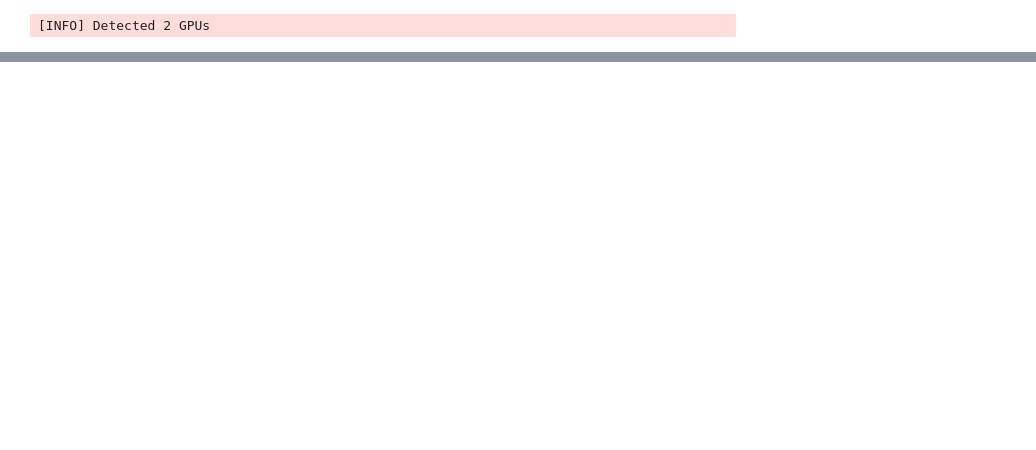
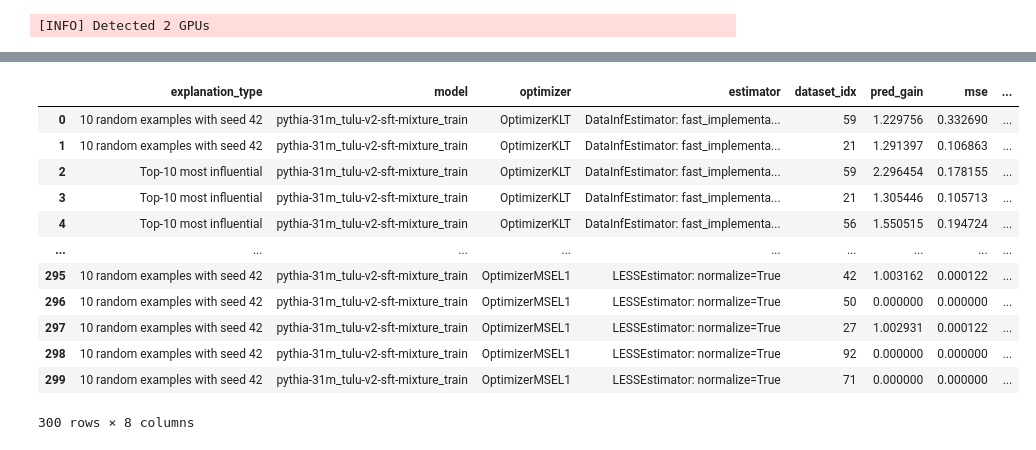
Before and after one commit to loris3/ceelm, a Jupyter notebook: validation.ipynb, the cells around one changed output, grey strips where cells are left out. Drawn from its saved outputs; the diff is of its cells as text; code cells hidden in the pictures; blank space fills up the shorter version.

Commit message:
new scoring system

```diff
--- a/validation.ipynb
+++ b/validation.ipynb
@@ -601,0 +444,27 @@ df.describe()
+# %%
+import pandas as pd
+
+df_validation = pd.read_parquet("./cache/validation/partial/")
+# %%
+df_scoring = pd.read_parquet("./cache/scoring/partial/")
+# %%
+df = df_scoring.merge(
+    df_validation,
+    on=["explanation_type", "model", "estimator", "dataset_idx", "train_dataset", "train_split", "test_dataset", "test_split"],
+    how="left"
+)[["explanation_type", "model", "optimizer", "estimator", "dataset_idx", "pred_gain","mse", "delta_target_document"]]
+df
+# %% [output]
+|  | explanation_type | model | optimizer | estimator | dataset_idx | pred_gain | mse | ... |
+| 0 | 10 random examples with seed 42 | pythia-31m_tulu-v2-sft-mixture_train | OptimizerKLT | DataInfEstimator: fast_implementa... | 59 | 1.229756 | 0.332690 | ... |
+| 1 | 10 random examples with seed 42 | pythia-31m_tulu-v2-sft-mixture_train | OptimizerKLT | DataInfEstimator: fast_implementa... | 21 | 1.291397 | 0.106863 | ... |
+| 2 | Top-10 most influential | pythia-31m_tulu-v2-sft-mixture_train | OptimizerKLT | DataInfEstimator: fast_implementa... | 59 | 2.296454 | 0.178155 | ... |
+| 3 | Top-10 most influential | pythia-31m_tulu-v2-sft-mixture_train | OptimizerKLT | DataInfEstimator: fast_implementa... | 21 | 1.305446 | 0.105713 | ... |
+| 4 | Top-10 most influential | pythia-31m_tulu-v2-sft-mixture_train | OptimizerKLT | DataInfEstimator: fast_implementa... | 56 | 1.550515 | 0.194724 | ... |
+| ... | ... | ... | ... | ... | ... | ... | ... | ... |
+| 295 | 10 random examples with seed 42 | pythia-31m_tulu-v2-sft-mixture_train | OptimizerMSEL1 | LESSEstimator: normalize=True | 42 | 1.003162 | 0.000122 | ... |
+| 296 | 10 random examples with seed 42 | pythia-31m_tulu-v2-sft-mixture_train | OptimizerMSEL1 | LESSEstimator: normalize=True | 50 | 0.000000 | 0.000000 | ... |
+| 297 | 10 random examples with seed 42 | pythia-31m_tulu-v2-sft-mixture_train | OptimizerMSEL1 | LESSEstimator: normalize=True | 27 | 1.002931 | 0.000122 | ... |
+| 298 | 10 random examples with seed 42 | pythia-31m_tulu-v2-sft-mixture_train | OptimizerMSEL1 | LESSEstimator: normalize=True | 92 | 0.000000 | 0.000000 | ... |
+| 299 | 10 random examples with seed 42 | pythia-31m_tulu-v2-sft-mixture_train | OptimizerMSEL1 | LESSEstimator: normalize=True | 71 | 0.000000 | 0.000000 | ... |
+300 rows × 8 columns
```
Also changed, not shown: parts of 22 cells of this notebook, 25 other files.
